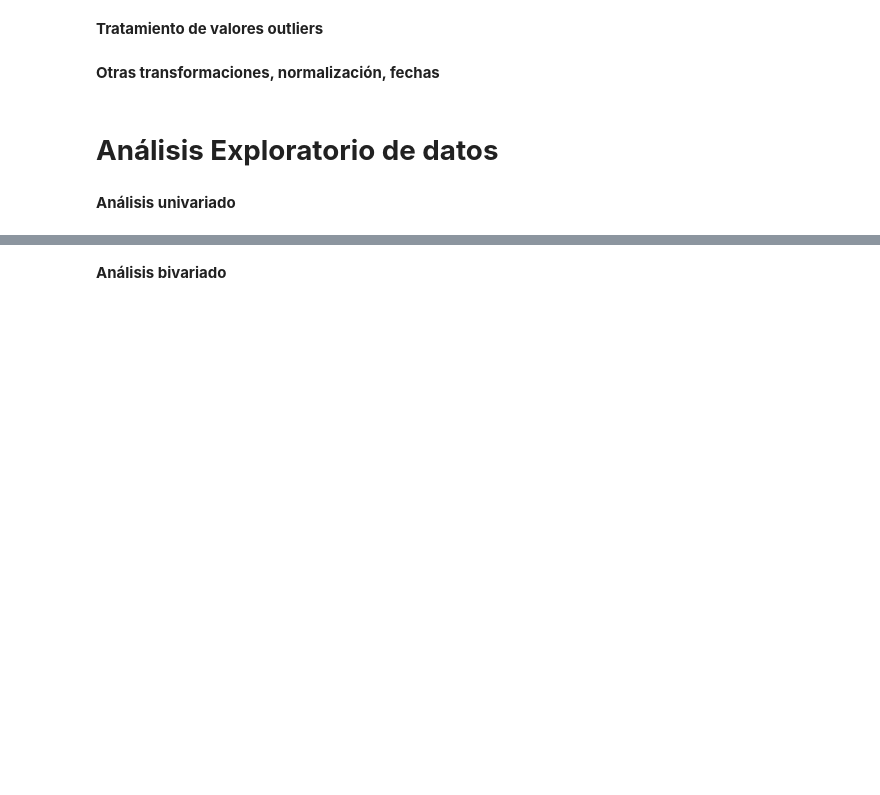
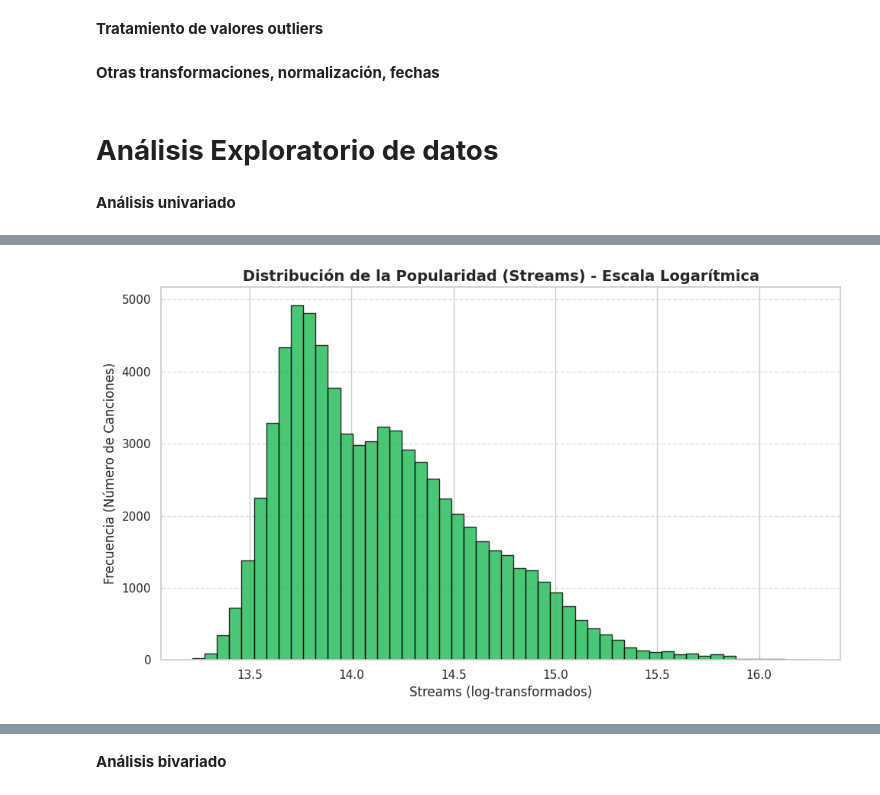
Before and after one commit to tiagoflorin/DataScience1, a Jupyter notebook: ProyectoFinal+Florin.ipynb, the cells around one changed output, grey strips where cells are left out. Saved outputs shown, nothing was run; the diff lists cells and outputs as text; code cells hidden in the pictures; blank space fills up the shorter version.

```diff
--- a/ProyectoFinal+Florin.ipynb
+++ b/ProyectoFinal+Florin.ipynb
@@ -170,0 +183,36 @@ plt.show()
+# %%
+import matplotlib.pyplot as plt
+import numpy as np
+import seaborn as sns # Usamos Seaborn para mejor estética (opcional, pero recomendado)
+
+# --- Optimización 1: Aplicar la Transformación Logarítmica ---
+# Creamos una nueva columna (o usamos la variable directamente) para el logaritmo
+# np.log1p es esencial para manejar los ceros y valores pequeños.
+log_streams = np.log1p(df['streams'])
+
+# --- Optimización 2: Ajustes Estéticos ---
+sns.set_style("whitegrid")
+plt.rcParams['figure.figsize'] = (10, 6) # Ajustamos a un tamaño estándar
+
+plt.figure(figsize=(10, 6))
+
+# Creamos el histograma con la variable transformada y bins ajustados
+# bins=50 es un número razonable para ver la forma de la distribución
+plt.hist(
+    log_streams,
+    bins=50,
+    color='#1DB954', # Usando un color más temático de Spotify
+    edgecolor='black',
+    alpha=0.8
+)
+
+# --- Optimización 3: Etiquetas Claras ---
+plt.title("Distribución de la Popularidad (Streams) - Escala Logarítmica", fontsize=14, fontweight='bold')
+plt.xlabel("Streams (log-transformados)", fontsize=12)
+plt.ylabel("Frecuencia (Número de Canciones)", fontsize=12) # Corregido: Es Frecuencia, no Popularidad
+
+plt.grid(axis='y', linestyle='--', alpha=0.6)
+plt.tight_layout()
+plt.show()
+# %% [output]
+[figure, added]
```
Also changed, not shown: parts of 27 cells of this notebook.
